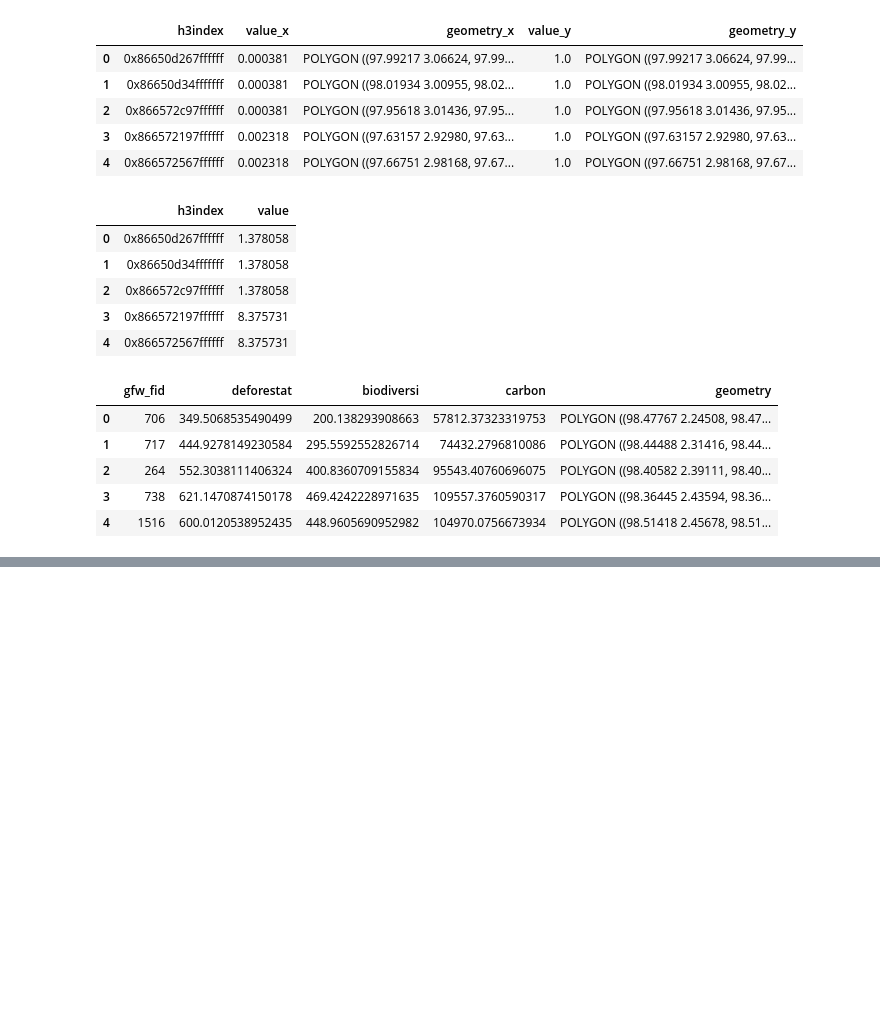
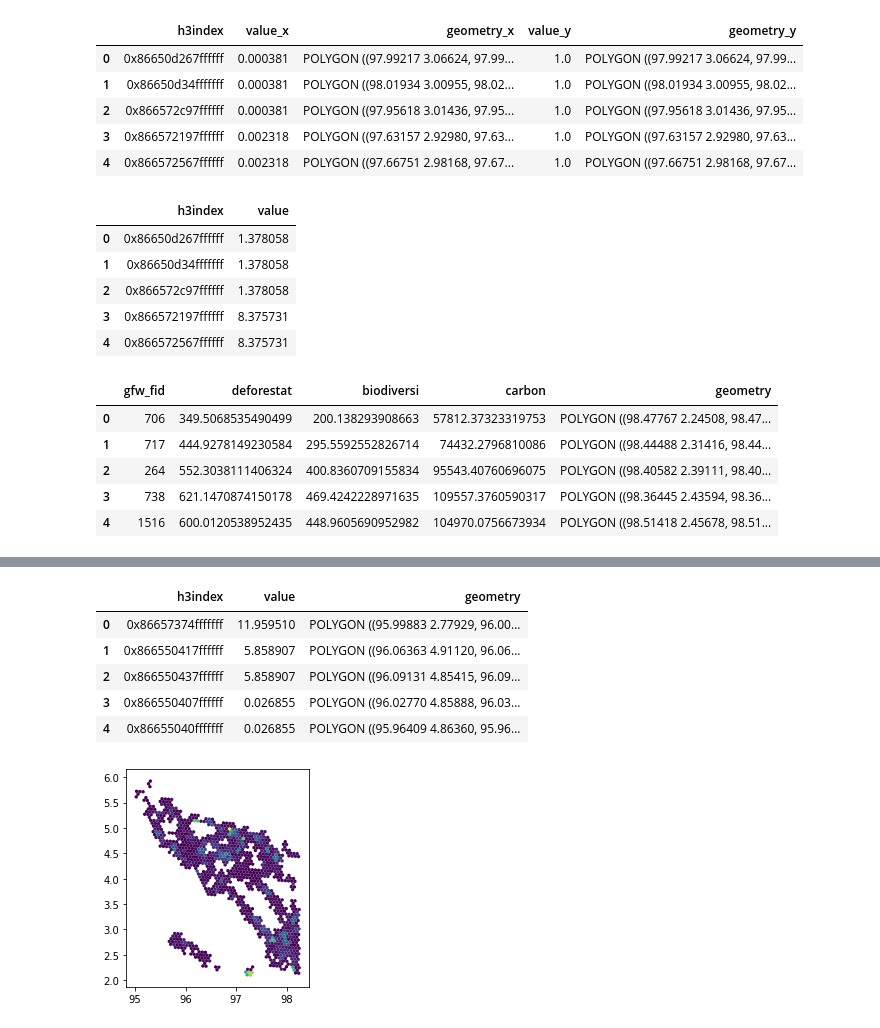
Before and after one commit to Vizzuality/landgriffon, a Jupyter notebook: data/notebooks/Lab/Satelligence_data_ingestion.ipynb, the cells around one changed output, grey strips where cells are left out. Drawn from its saved outputs; the diff is of its cells as text; code cells hidden in the pictures; blank space fills up the shorter version.

```diff
--- a/data/notebooks/Lab/Satelligence_data_ingestion.ipynb
+++ b/data/notebooks/Lab/Satelligence_data_ingestion.ipynb
@@ -802,0 +832,31 @@ clean_sat_mills.to_csv('../../datasets/processed/Satelligence_data/biodiversity_
+# %%
+gdf = convert_raster_h3("../../datasets/processed/Satelligence_data/Deforestation_IDN_2021-01-01-2022-01-01_Density.tif",
+                  '../../datasets/processed/Satelligence_data/test_rasters_2/satelligence_mills_4326_50kmbuffer.shp',
+                  column='deforestat',
+                  resolution=6)
+_estimated = [el*3612.9 for el in gdf['estimate']]
+gdf['estimate']=_estimated
+gdf.head()
+# %%
+#raster to translate
+#sat_def_raster = "../../datasets/processed/Satelligence_data/Deforestation_IDN_2021-01-01-2022-01-01_Density.tif"
+sat_def_raster = "../../datasets/processed/Satelligence_data/Deforestation_IDN_2021-01-01-2022-01-01_areaSum_ha.tif"
+
+mills_locations =  '../../datasets/processed/Satelligence_data/test_rasters_2/satelligence_mills_4326_50kmbuffer.shp'
+resolution = 6
+# %%
+#translate raster to h3
+with rio.open(sat_def_raster) as src:
+    gdf = raster.raster_to_geodataframe(src.read(1), src.transform, h3_resolution=resolution, nodata_value=src.profile['nodata'], compacted=False)
+
+    gdf.plot('value')
+    gdf['h3index'] = gdf['h3index'].apply(hex)
+gdf.head()
+# %% [output]
+|  | h3index | value | geometry |
+| 0 | 0x86657374fffffff | 11.959510 | POLYGON ((95.99883 2.77929, 96.00... |
+| 1 | 0x866550417ffffff | 5.858907 | POLYGON ((96.06363 4.91120, 96.06... |
+| 2 | 0x866550437ffffff | 5.858907 | POLYGON ((96.09131 4.85415, 96.09... |
+| 3 | 0x866550407ffffff | 0.026855 | POLYGON ((96.02770 4.85888, 96.03... |
+| 4 | 0x86655040fffffff | 0.026855 | POLYGON ((95.96409 4.86360, 95.96... |
+[figure, added]
```
Also changed, not shown: parts of 6 cells of this notebook, 1 other file.
